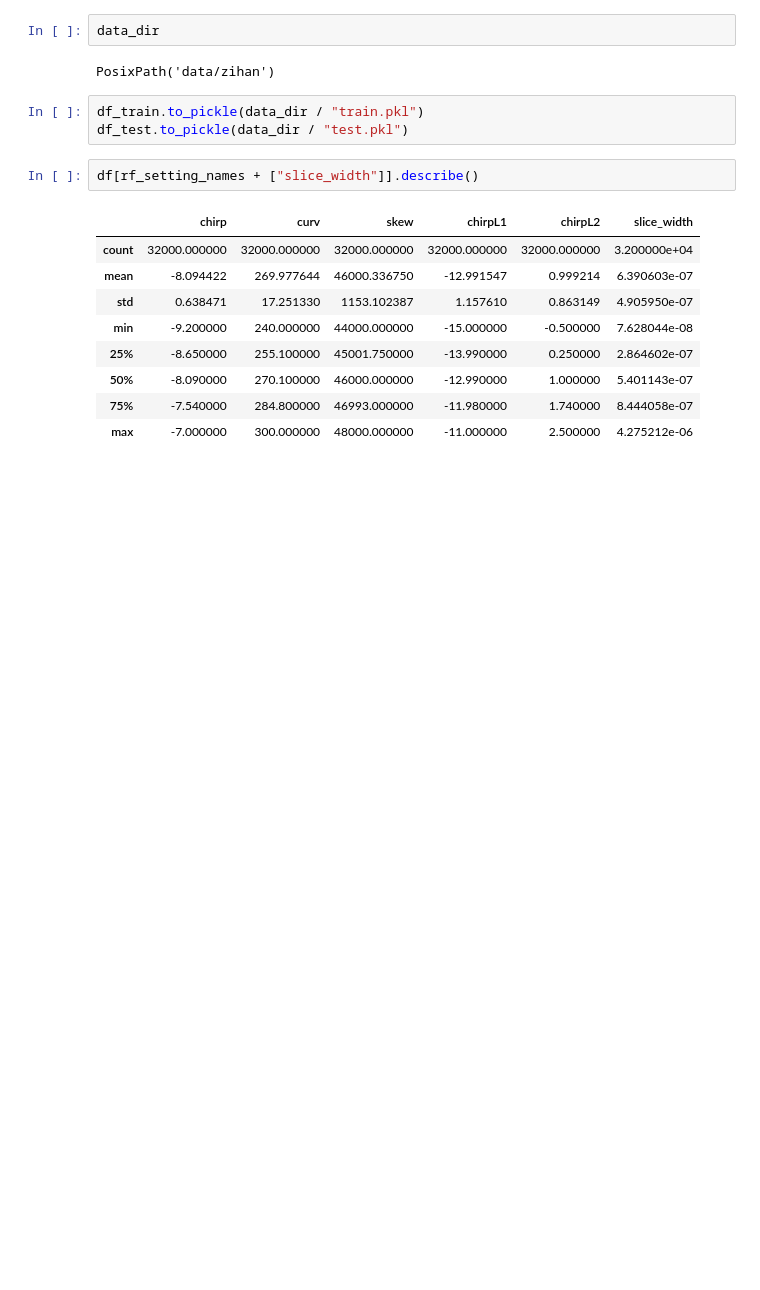
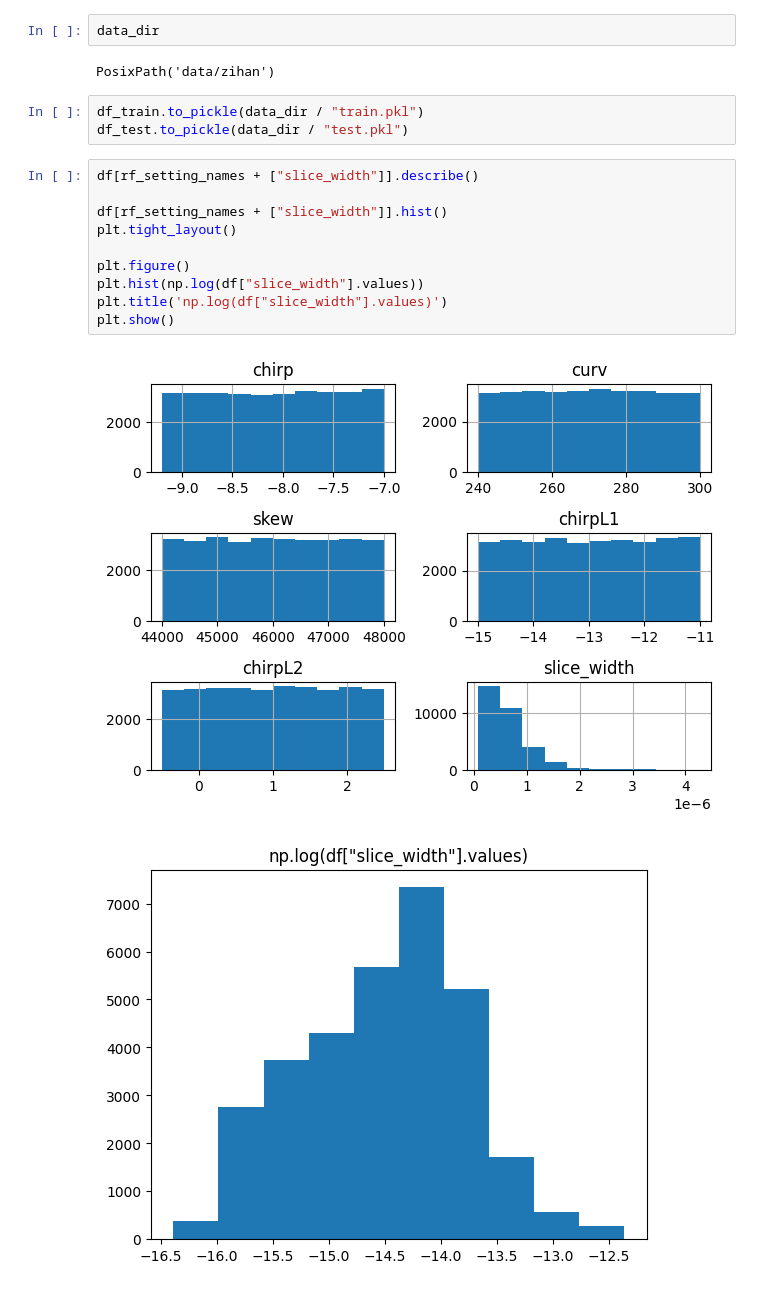
Before and after one commit to jank324/spectral-vd-euxfel, a Jupyter notebook: new_data.ipynb, the cells around one changed output. Saved outputs shown, nothing was run; the diff lists cells and outputs as text; blank space fills up the shorter version.

Commit message:
Investigate data histograms

```diff
--- a/new_data.ipynb
+++ b/new_data.ipynb
@@ -222,18 +222,19 @@ PosixPath('data/zihan')
 # %%
 df_train.to_pickle(data_dir / "train.pkl")
 df_test.to_pickle(data_dir / "test.pkl")
-# %%
-df[rf_setting_names + ["slice_width"]].describe()
-# %% [output]
-|  | chirp | curv | skew | chirpL1 | chirpL2 | slice_width |
-| count | 32000.000000 | 32000.000000 | 32000.000000 | 32000.000000 | 32000.000000 | 3.200000e+04 |
-| mean | -8.094422 | 269.977644 | 46000.336750 | -12.991547 | 0.999214 | 6.390603e-07 |
-| std | 0.638471 | 17.251330 | 1153.102387 | 1.157610 | 0.863149 | 4.905950e-07 |
-| min | -9.200000 | 240.000000 | 44000.000000 | -15.000000 | -0.500000 | 7.628044e-08 |
-| 25% | -8.650000 | 255.100000 | 45001.750000 | -13.990000 | 0.250000 | 2.864602e-07 |
-| 50% | -8.090000 | 270.100000 | 46000.000000 | -12.990000 | 1.000000 | 5.401143e-07 |
-| 75% | -7.540000 | 284.800000 | 46993.000000 | -11.980000 | 1.740000 | 8.444058e-07 |
-| max | -7.000000 | 300.000000 | 48000.000000 | -11.000000 | 2.500000 | 4.275212e-06 |
+# %%
+df[rf_setting_names + ["slice_width"]].describe()
+
+df[rf_setting_names + ["slice_width"]].hist()
+plt.tight_layout()
+
+plt.figure()
+plt.hist(np.log(df["slice_width"].values))
+plt.title('np.log(df["slice_width"].values)')
+plt.show()
+# %% [output]
+[figure, added]
+[figure, added]
 # %%
 slice_I_array = np.stack(df["slice_I"].values)
 print(f"{np.mean(slice_I_array) = }")
```
Also changed, not shown: parts of 6 cells of this notebook.
